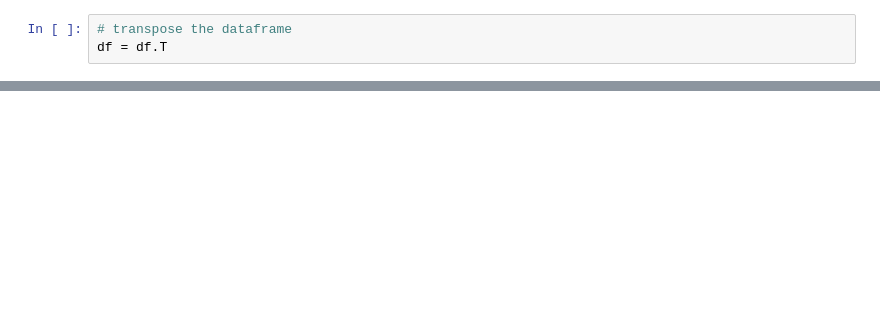
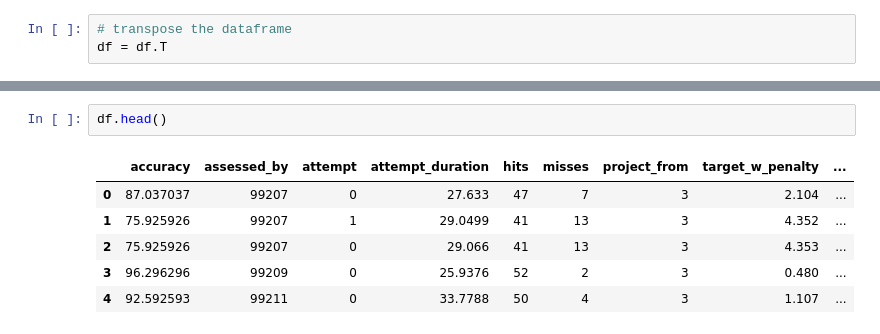
Before and after one commit to fixe-exclamation-mark/bake-off-2-ipm, a Jupyter notebook: stats.ipynb, the cells around one changed output, grey strips where cells are left out. Cells and saved outputs as stored; diff of their text form; blank space fills up the shorter version.

```diff
--- a/stats.ipynb
+++ b/stats.ipynb
@@ -77,0 +98,9 @@ Text(0.5, 1.0, 'Attempt Duration Histogram (with outliers removed)')
+# %%
+df.head()
+# %% [output]
+|  | accuracy | assessed_by | attempt | attempt_duration | hits | misses | project_from | target_w_penalty | ... |
+| 0 | 87.037037 | 99207 | 0 | 27.633 | 47 | 7 | 3 | 2.104 | ... |
+| 1 | 75.925926 | 99207 | 1 | 29.0499 | 41 | 13 | 3 | 4.352 | ... |
+| 2 | 75.925926 | 99207 | 0 | 29.066 | 41 | 13 | 3 | 4.353 | ... |
+| 3 | 96.296296 | 99209 | 0 | 25.9376 | 52 | 2 | 3 | 0.480 | ... |
+| 4 | 92.592593 | 99211 | 0 | 33.7788 | 50 | 4 | 3 | 1.107 | ... |
```
Also changed, not shown: parts of 12 cells of this notebook.
